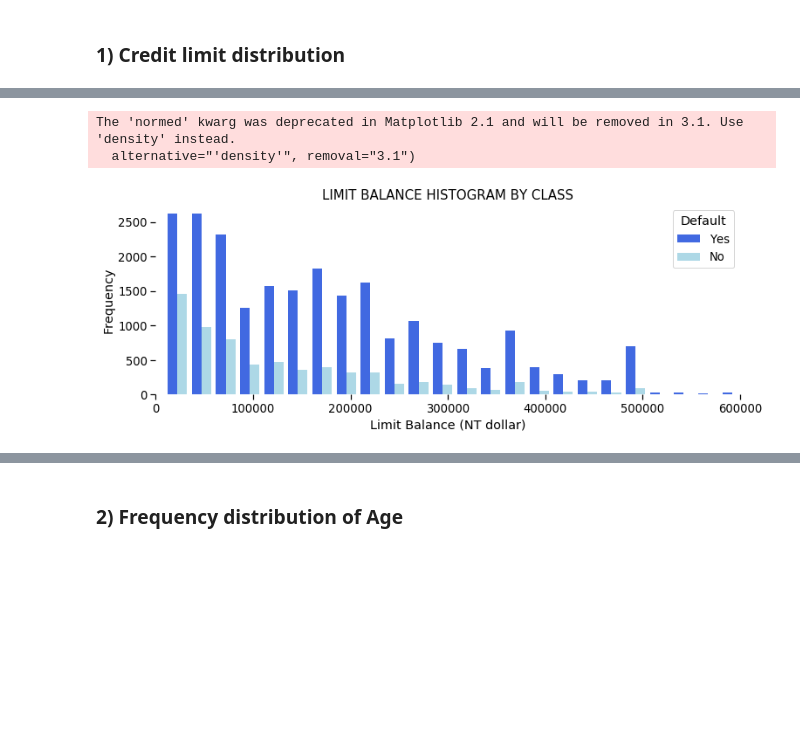
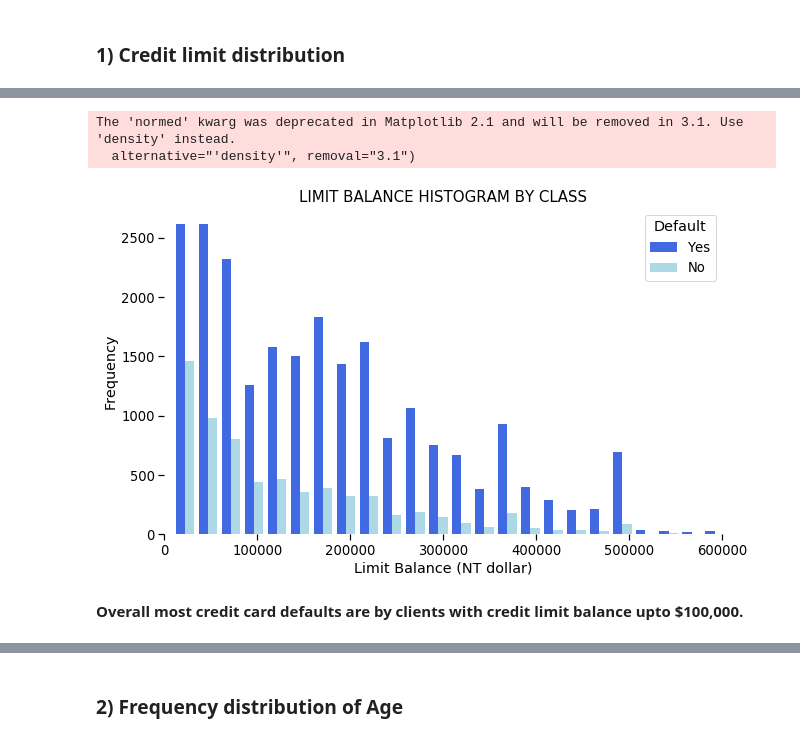
Before and after one commit to guptaaxita/Credit_card_default_EDA, a Jupyter notebook: Course5_Task2_EDA.ipynb, the cells around one changed output, grey strips where cells are left out. Saved outputs shown, nothing was run; the diff lists cells and outputs as text; code cells hidden in the pictures; blank space fills up the shorter version.

```diff
--- a/Course5_Task2_EDA.ipynb
+++ b/Course5_Task2_EDA.ipynb
@@ -157,20 +150,22 @@ plt.show()
 # %%
 #Frequencey distribution of amount of credit limit based on "Class"
 
 class0 = list(credit[credit['Class'] == 0]['LIMIT_BAL'])
 class1 = list(credit[credit['Class'] == 1]['LIMIT_BAL'])
 
-plt.figure(figsize=(12,4))
+plt.figure(figsize=(10,6))
 sns.set_context('notebook', font_scale=1.2)
 plt.hist([class0, class1], bins = 40, normed=False, color=['royalblue', 'lightblue'])
 plt.xlim([0,600000])
 plt.legend(['Yes', 'No'], title = 'Default', loc='upper right', facecolor='white')
 plt.xlabel('Limit Balance (NT dollar)')
 plt.ylabel('Frequency')
 plt.title('LIMIT BALANCE HISTOGRAM BY CLASS', SIZE=15)
 plt.box(False)
 plt.savefig('ImageName', format='png', dpi=200, transparent=True)
 # %% [output]
 The 'normed' kwarg was deprecated in Matplotlib 2.1 and will be removed in 3.1. Use 'density' instead.
   alternative="'density'", removal="3.1")
-[figure, old version]
+[figure, new version]
+# %% [markdown]
+**Overall most credit card defaults are by clients with credit limit balance upto $100,000.**
```
Also changed, not shown: parts of 127 cells of this notebook.
